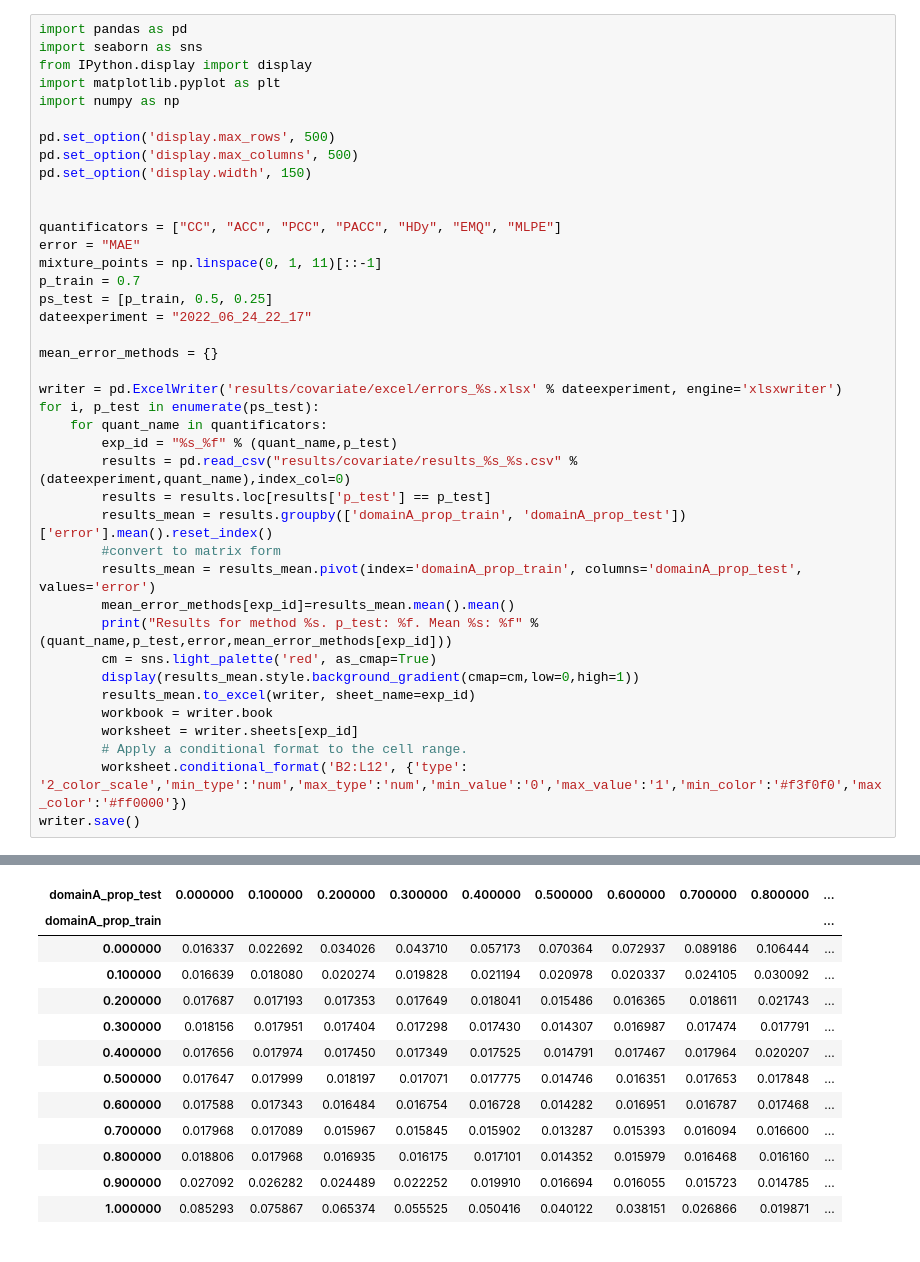
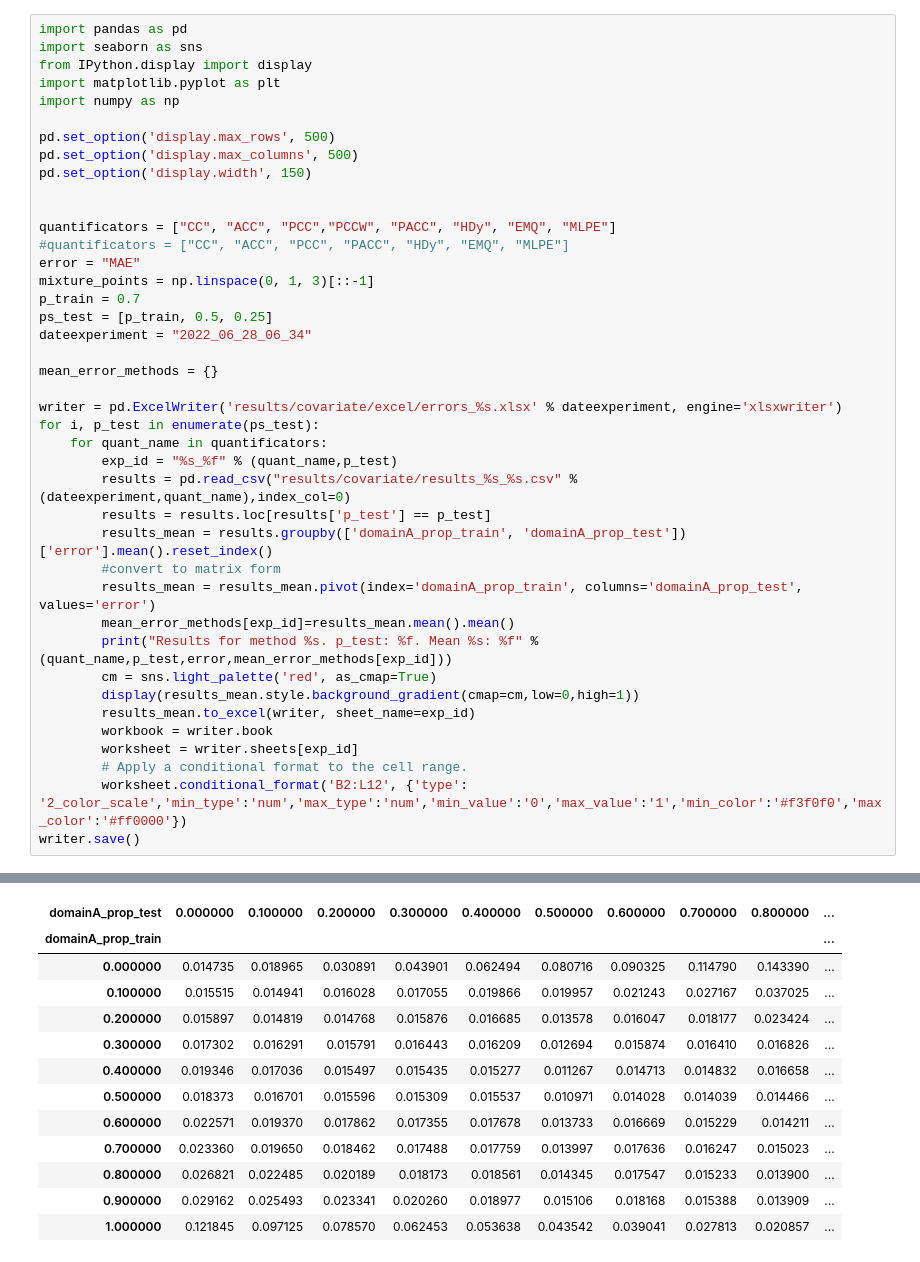
Before and after one commit to pglez82/quant_datasetshift, a Jupyter notebook: analyze_results_covariate.ipynb, the cells around one changed output, grey strips where cells are left out. Drawn from its saved outputs; the diff is of its cells as text.

```diff
--- a/analyze_results_covariate.ipynb
+++ b/analyze_results_covariate.ipynb
@@ -10,12 +10,13 @@ pd.set_option('display.max_columns', 500)
 pd.set_option('display.width', 150)
 
 
-quantificators = ["CC", "ACC", "PCC", "PACC", "HDy", "EMQ", "MLPE"]
+quantificators = ["CC", "ACC", "PCC","PCCW", "PACC", "HDy", "EMQ", "MLPE"]
+#quantificators = ["CC", "ACC", "PCC", "PACC", "HDy", "EMQ", "MLPE"]
 error = "MAE"
-mixture_points = np.linspace(0, 1, 11)[::-1]
+mixture_points = np.linspace(0, 1, 3)[::-1]
 p_train = 0.7
 ps_test = [p_train, 0.5, 0.25]
-dateexperiment = "2022_06_24_22_17"
+dateexperiment = "2022_06_28_06_34"
 
 mean_error_methods = {}
 
@@ -85,13 +86,13 @@ Results for method PACC. p_test: 0.700000. Mean MAE: 0.024931
 | domainA_prop_test | 0.000000 | 0.100000 | 0.200000 | 0.300000 | 0.400000 | 0.500000 | 0.600000 | 0.700000 | 0.800000 | ... |
 | domainA_prop_train |  |  |  |  |  |  |  |  |  | ... |
-| 0.000000 | 0.016337 | 0.022692 | 0.034026 | 0.043710 | 0.057173 | 0.070364 | 0.072937 | 0.089186 | 0.106444 | ... |
-| 0.100000 | 0.016639 | 0.018080 | 0.020274 | 0.019828 | 0.021194 | 0.020978 | 0.020337 | 0.024105 | 0.030092 | ... |
-| 0.200000 | 0.017687 | 0.017193 | 0.017353 | 0.017649 | 0.018041 | 0.015486 | 0.016365 | 0.018611 | 0.021743 | ... |
-| 0.300000 | 0.018156 | 0.017951 | 0.017404 | 0.017298 | 0.017430 | 0.014307 | 0.016987 | 0.017474 | 0.017791 | ... |
-| 0.400000 | 0.017656 | 0.017974 | 0.017450 | 0.017349 | 0.017525 | 0.014791 | 0.017467 | 0.017964 | 0.020207 | ... |
-| 0.500000 | 0.017647 | 0.017999 | 0.018197 | 0.017071 | 0.017775 | 0.014746 | 0.016351 | 0.017653 | 0.017848 | ... |
-| 0.600000 | 0.017588 | 0.017343 | 0.016484 | 0.016754 | 0.016728 | 0.014282 | 0.016951 | 0.016787 | 0.017468 | ... |
-| 0.700000 | 0.017968 | 0.017089 | 0.015967 | 0.015845 | 0.015902 | 0.013287 | 0.015393 | 0.016094 | 0.016600 | ... |
-| 0.800000 | 0.018806 | 0.017968 | 0.016935 | 0.016175 | 0.017101 | 0.014352 | 0.015979 | 0.016468 | 0.016160 | ... |
-| 0.900000 | 0.027092 | 0.026282 | 0.024489 | 0.022252 | 0.019910 | 0.016694 | 0.016055 | 0.015723 | 0.014785 | ... |
-| 1.000000 | 0.085293 | 0.075867 | 0.065374 | 0.055525 | 0.050416 | 0.040122 | 0.038151 | 0.026866 | 0.019871 | ... |
+| 0.000000 | 0.014735 | 0.018965 | 0.030891 | 0.043901 | 0.062494 | 0.080716 | 0.090325 | 0.114790 | 0.143390 | ... |
+| 0.100000 | 0.015515 | 0.014941 | 0.016028 | 0.017055 | 0.019866 | 0.019957 | 0.021243 | 0.027167 | 0.037025 | ... |
+| 0.200000 | 0.015897 | 0.014819 | 0.014768 | 0.015876 | 0.016685 | 0.013578 | 0.016047 | 0.018177 | 0.023424 | ... |
+| 0.300000 | 0.017302 | 0.016291 | 0.015791 | 0.016443 | 0.016209 | 0.012694 | 0.015874 | 0.016410 | 0.016826 | ... |
+| 0.400000 | 0.019346 | 0.017036 | 0.015497 | 0.015435 | 0.015277 | 0.011267 | 0.014713 | 0.014832 | 0.016658 | ... |
+| 0.500000 | 0.018373 | 0.016701 | 0.015596 | 0.015309 | 0.015537 | 0.010971 | 0.014028 | 0.014039 | 0.014466 | ... |
+| 0.600000 | 0.022571 | 0.019370 | 0.017862 | 0.017355 | 0.017678 | 0.013733 | 0.016669 | 0.015229 | 0.014211 | ... |
+| 0.700000 | 0.023360 | 0.019650 | 0.018462 | 0.017488 | 0.017759 | 0.013997 | 0.017636 | 0.016247 | 0.015023 | ... |
+| 0.800000 | 0.026821 | 0.022485 | 0.020189 | 0.018173 | 0.018561 | 0.014345 | 0.017547 | 0.015233 | 0.013900 | ... |
+| 0.900000 | 0.029162 | 0.025493 | 0.023341 | 0.020260 | 0.018977 | 0.015106 | 0.018168 | 0.015388 | 0.013909 | ... |
+| 1.000000 | 0.121845 | 0.097125 | 0.078570 | 0.062453 | 0.053638 | 0.043542 | 0.039041 | 0.027813 | 0.020857 | ... |
```
Also changed, not shown: parts of 2 cells of this notebook, 2 other files.
